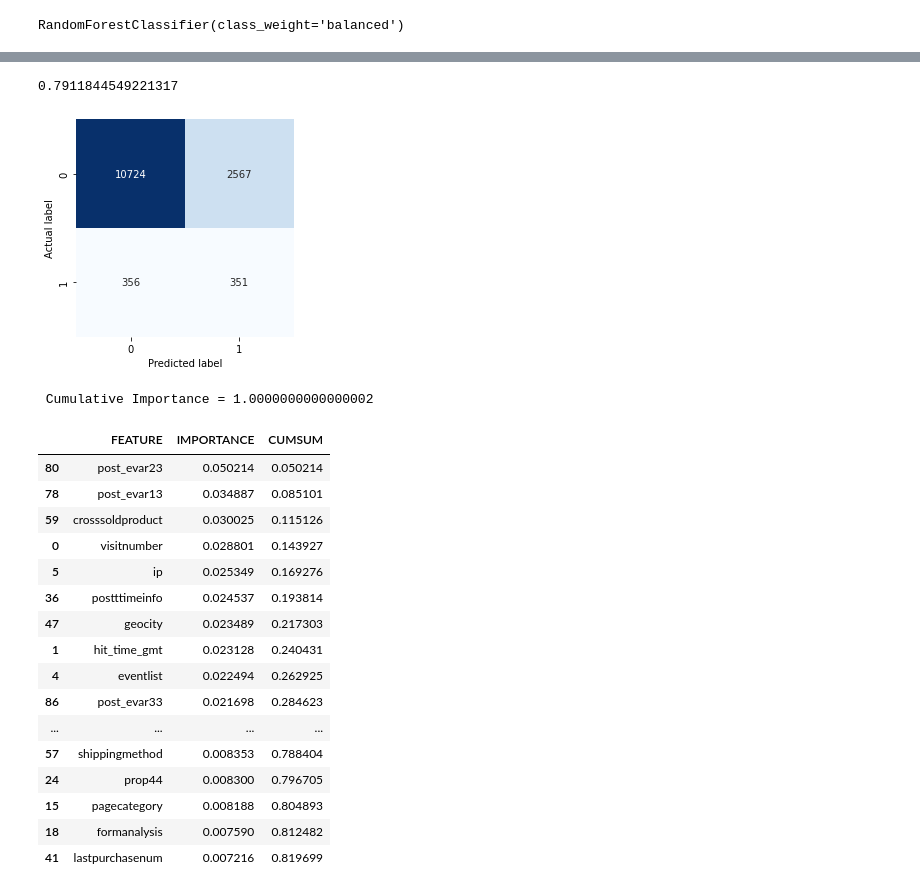
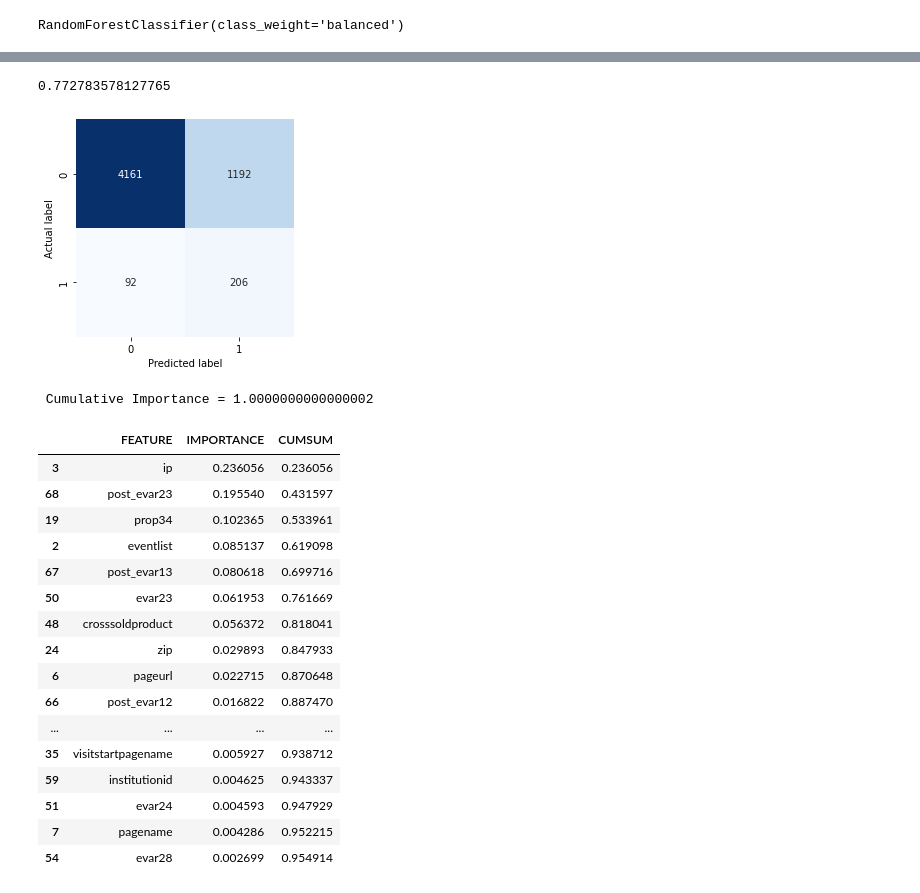
Before and after one commit to toriwang24/M148, a Jupyter notebook: feature_selection.ipynb, the cells around one changed output, grey strips where cells are left out. Saved outputs shown, nothing was run; the diff lists cells and outputs as text; code cells hidden in the pictures.

```diff
--- a/feature_selection.ipynb
+++ b/feature_selection.ipynb
@@ -376,7 +418,11 @@ y_test = ord_enc.fit_transform(y_test.to_numpy().reshape(-1,1))
+# %%
+X_train_total_transformed = np.concatenate([X_train_categorical_transformed.to_numpy(), X_train_numerical_transformed.to_numpy()], axis=1)
+# %%
+X_test_total_transformed = np.concatenate([X_test_categorical_transformed.to_numpy(), X_test_numerical_transformed.to_numpy()], axis=1)
 # %%
 #fit the model
 
-clf.fit(X_train, y_train)
+clf.fit(X_train_total_transformed, y_train_transformed)
 # %% [output]
 RandomForestClassifier(class_weight='balanced')
 # %%
@@ -404,23 +450,23 @@ array([2.88009418e-02, 2.31275268e-02, 9.08050566e-04, 4.35354985e-03,
 # %%
 #accuracy of decision if tree if we were to use the whole data set
 
-clf.score(X_test, y_test)
+clf.score(X_test_total_transformed, y_test_transformed)
 # %% [output]
-0.7911844549221317
+0.772783578127765
 # %%
-y_predicted = clf.predict(X_test)
+y_predicted = clf.predict(X_test_total_transformed)
 # %%
 labels = ['0', '1']
 
-sns.heatmap(confusion_matrix(y_test, y_predicted),
+sns.heatmap(confusion_matrix(y_test_transformed, y_predicted),
             square=True, annot=True, fmt='d', cbar=False, cmap='Blues',
             xticklabels=labels, yticklabels=labels)
 
 plt.xlabel('Predicted label')
 plt.ylabel('Actual label')
 plt.show()
 # %% [output]
-[figure, old version]
+[figure, new version]
 # %%
 #print out the features and importances
 
@@ -444,26 +490,26 @@ print('\n',"Cumulative Importance =", total_importance)
 df_imp = pd.DataFrame(feat_list, columns =['FEATURE', 'IMPORTANCE']).sort_values(by='IMPORTANCE', ascending=False)
 df_imp['CUMSUM'] = df_imp['IMPORTANCE'].cumsum()
 
-df_imp.head(50)
+df_imp.head(20)
 # %% [output]
  Cumulative Importance = 1.0000000000000002
 |  | FEATURE | IMPORTANCE | CUMSUM |
-| 80 | post_evar23 | 0.050214 | 0.050214 |
-| 78 | post_evar13 | 0.034887 | 0.085101 |
-| 59 | crosssoldproduct | 0.030025 | 0.115126 |
-| 0 | visitnumber | 0.028801 | 0.143927 |
-| 5 | ip | 0.025349 | 0.169276 |
-| 36 | postttimeinfo | 0.024537 | 0.193814 |
-| 47 | geocity | 0.023489 | 0.217303 |
-| 1 | hit_time_gmt | 0.023128 | 0.240431 |
-| 4 | eventlist | 0.022494 | 0.262925 |
-| 86 | post_evar33 | 0.021698 | 0.284623 |
+| 3 | ip | 0.236056 | 0.236056 |
+| 68 | post_evar23 | 0.195540 | 0.431597 |
+| 19 | prop34 | 0.102365 | 0.533961 |
+| 2 | eventlist | 0.085137 | 0.619098 |
+| 67 | post_evar13 | 0.080618 | 0.699716 |
+| 50 | evar23 | 0.061953 | 0.761669 |
+| 48 | crosssoldproduct | 0.056372 | 0.818041 |
+| 24 | zip | 0.029893 | 0.847933 |
+| 6 | pageurl | 0.022715 | 0.870648 |
+| 66 | post_evar12 | 0.016822 | 0.887470 |
 | ... | ... | ... | ... |
-| 57 | shippingmethod | 0.008353 | 0.788404 |
-| 24 | prop44 | 0.008300 | 0.796705 |
-| 15 | pagecategory | 0.008188 | 0.804893 |
-| 18 | formanalysis | 0.007590 | 0.812482 |
-| 41 | lastpurchasenum | 0.007216 | 0.819699 |
+| 35 | visitstartpagename | 0.005927 | 0.938712 |
+| 59 | institutionid | 0.004625 | 0.943337 |
+| 51 | evar24 | 0.004593 | 0.947929 |
+| 7 | pagename | 0.004286 | 0.952215 |
+| 54 | evar28 | 0.002699 | 0.954914 |
 # %%
 #plot to see how many variables we should take
 
```
Also changed, not shown: parts of 50 cells of this notebook.
